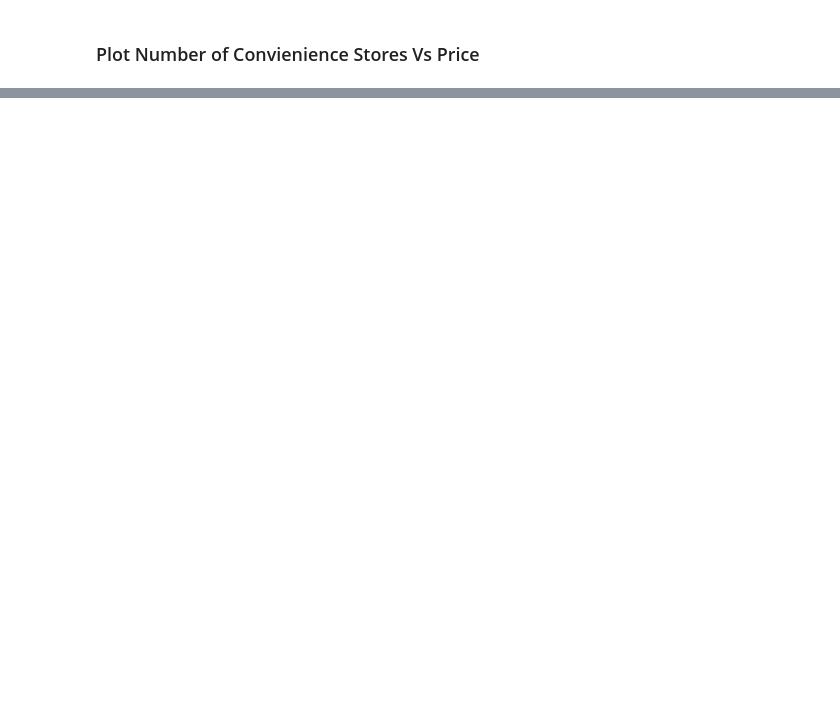
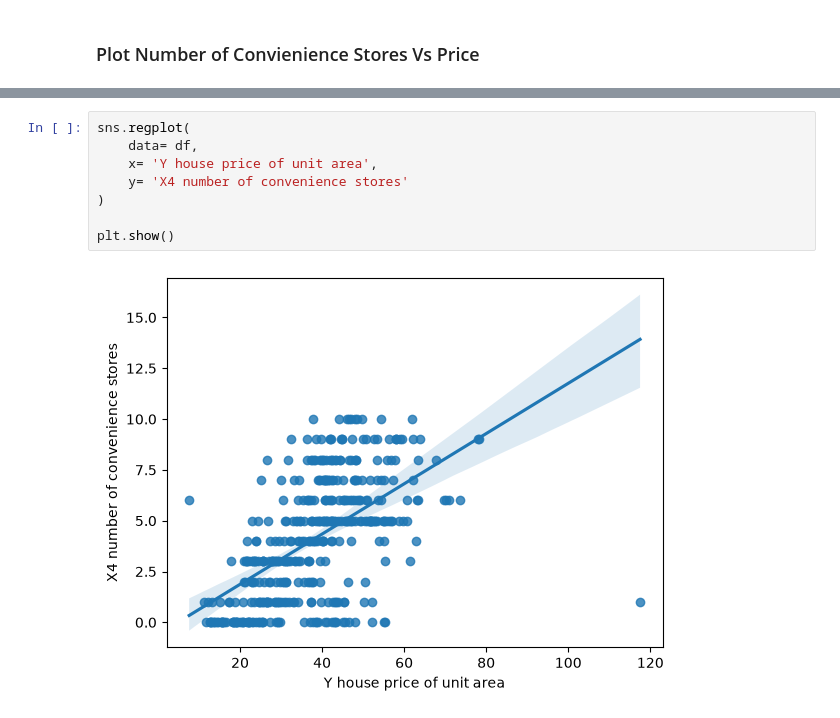
Before and after one commit to Lucas01iveira/Machine-Learning-I, a Jupyter notebook: Task6/Task6_Real Estate Price Prediction_Resolved.ipynb, the cells around one changed output, grey strips where cells are left out. Drawn from its saved outputs; the diff is of its cells as text; blank space fills up the shorter version.

```diff
--- a/Task6/Task6_Real Estate Price Prediction_Resolved.ipynb
+++ b/Task6/Task6_Real Estate Price Prediction_Resolved.ipynb
@@ -149,0 +186,10 @@ r2 Score :  0.7065810721724328
+# %%
+sns.regplot(
+    data= df,
+    x= 'Y house price of unit area',
+    y= 'X4 number of convenience stores'
+)
+
+plt.show()
+# %% [output]
+[figure, added]
```
Also changed, not shown: parts of 31 cells of this notebook, 2 other files.
